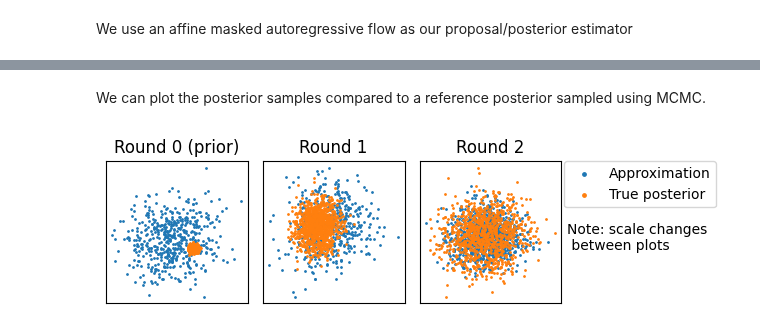
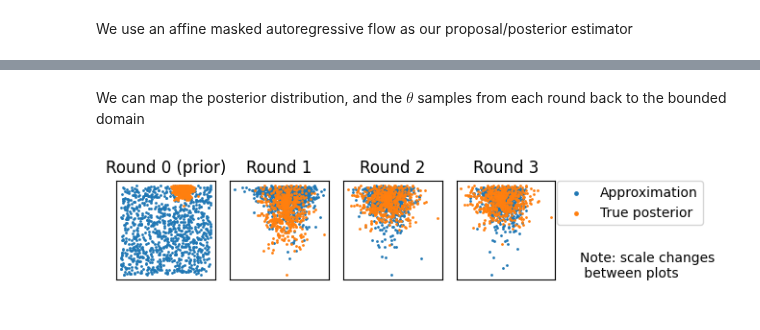
Before and after one commit to danielward27/flowjax, a Jupyter notebook: docs/examples/snpe.ipynb, the cells around one changed output, grey strips where cells are left out. Cells and saved outputs as stored; diff of their text form; code cells hidden in the pictures.

```diff
--- a/docs/examples/snpe.ipynb
+++ b/docs/examples/snpe.ipynb
@@ -48,9 +39,7 @@ We use an affine masked autoregressive flow as our proposal/posterior estimator
 key, subkey = jr.split(key)
 proposal = MaskedAutoregressiveFlow(
     subkey,
-    base_dist=Normal(jnp.zeros(2), 0.5),
+    base_dist=Normal(jnp.zeros(2)),
     transformer=bij.Affine(),
     cond_dim=observed.size,
-    nn_depth=1,
-    flow_layers=4,
     )
@@ -57 +48,12 @@ proposal = MaskedAutoregressiveFlow(
+# %%
+import jax
+from flowjax.distributions import Transformed
+to_unbounded = bij.Chain(
+    [
+        bij.Affine(jnp.zeros(task.dim), 1/task.prior_bound), # to [-1, 1]
+        bij.Invert(bij.Tanh((task.dim, ))) # Arctanh (to unbounded)
+    ]
+)
+
+unbounded_prior = Transformed(task.prior, to_unbounded)
 # %% [markdown]
@@ -105,28 +101,36 @@ data["theta"].append(
-# %% [markdown]
-We can plot the posterior samples compared to a reference posterior sampled using MCMC.
-# %%
-mcmc = MCMC(NUTS(model), num_warmup=1000, num_samples=10000)
-key, subkey = jr.split(key)
-mcmc.run(subkey, observed)
-reference_posterior = mcmc.get_samples()["theta"][::10]
+# %% [markdown]
+We can map the posterior distribution, and the $\theta$ samples from each round back to the bounded domain
+# %%
+# Undo preprocessing (map everything back to bounded domain)
+posterior = Transformed(proposal, bij.Invert(to_unbounded))
+data["theta"] = [jax.vmap(to_unbounded.inverse)(t) for t in data["theta"]]
+
+# Append posterior samples
+key, subkey = jr.split(key)
+data["theta"].append(
+    posterior.sample(subkey, (sim_per_round, ), condition=observed)
+)
 # %%
+key, subkey = jr.split(key)
+reference_posterior = task.sample_reference_posterior(subkey, observed, sim_per_round)
+
 fig, axes = plt.subplots(ncols=len(data["theta"]))
 
 for r, (ax, samps) in enumerate(zip(axes, data["theta"])):
     ax.scatter(samps[:, 0], samps[:, 1], s=1, label="Approximation")
     ax.scatter(reference_posterior[:, 0], reference_posterior[:, 1], s=1, label="True posterior")
     title = "Round 0 (prior)" if r==0 else f"Round {r}"
     ax.set_title(title)
     ax.set_box_aspect(1)
     ax.xaxis.set_ticks([])
     ax.yaxis.set_ticks([])
 
 lgnd = plt.legend(bbox_to_anchor=(1.02, 1), loc='upper left', borderaxespad=0)
 for handle in lgnd.legend_handles:
     handle.set_sizes([6.0])
 
 plt.tight_layout()
-plt.text(1.4, -0.5, "Note: scale changes \n between plots")
+plt.text(9, 3, "Note: scale changes \n between plots")
 plt.show()
 # %% [output]
-[figure, old version]
+[figure, new version]
```
Also changed, not shown: parts of 8 cells of this notebook.
